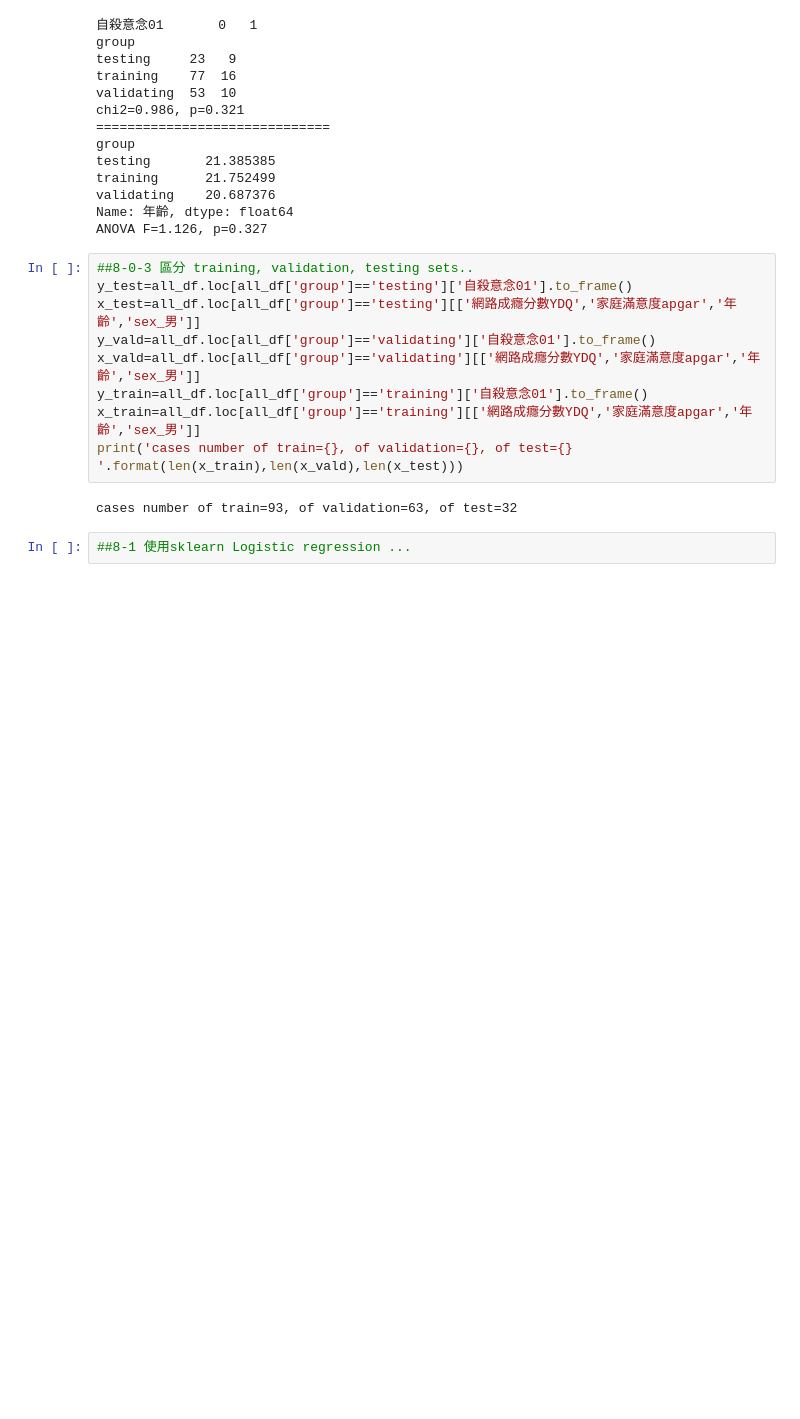
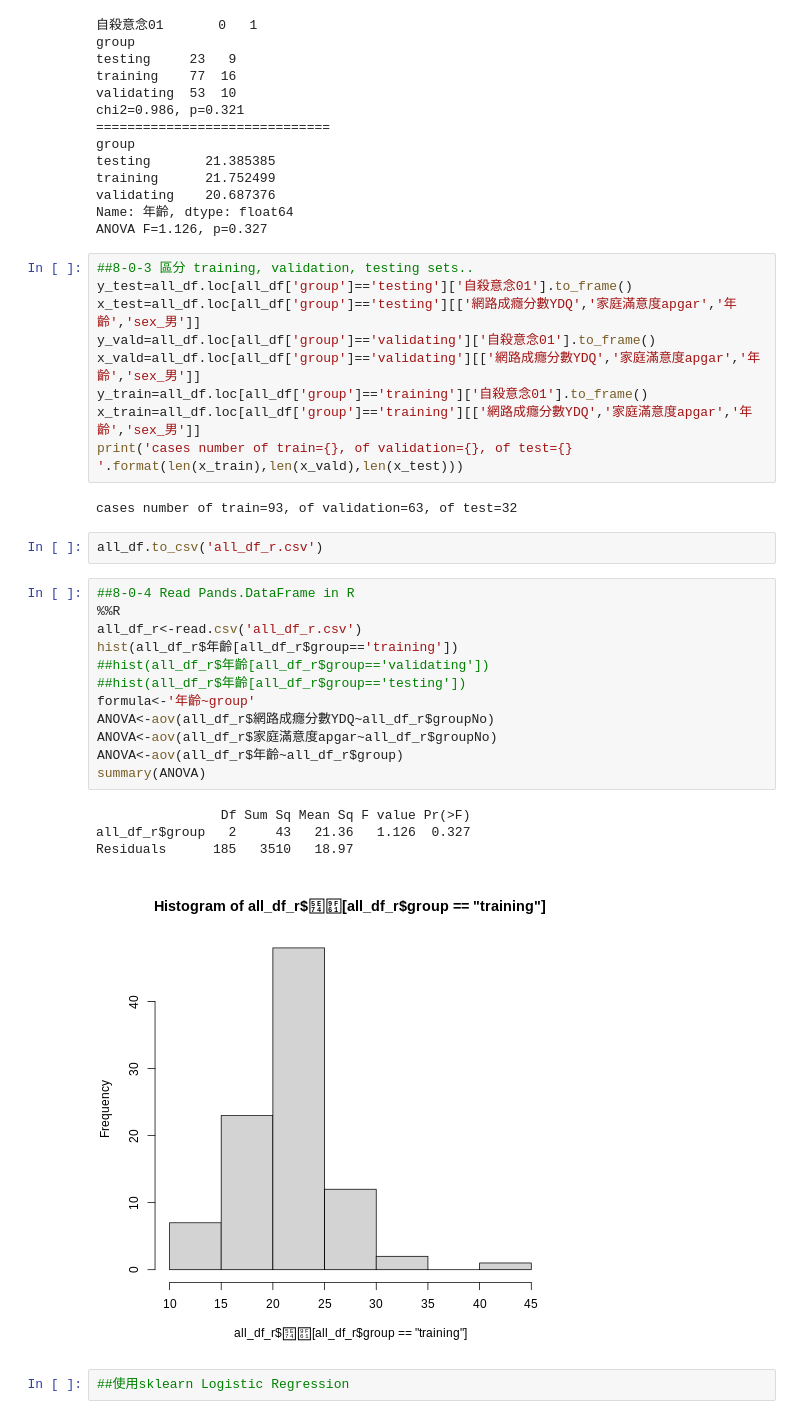
Before and after one commit to YuehMintTai/RPython, a Jupyter notebook: Class08.ipynb, the cells around one changed output. Drawn from its saved outputs; the diff is of its cells as text; blank space fills up the shorter version.

```diff
--- a/Class08.ipynb
+++ b/Class08.ipynb
@@ -113,6 +107,25 @@ x_train=all_df.loc[all_df['group']=='training'][['網路成癮分數YDQ','家庭
 print('cases number of train={}, of validation={}, of test={} '.format(len(x_train),len(x_vald),len(x_test)))
 # %% [output]
 cases number of train=93, of validation=63, of test=32
+# %%
+all_df.to_csv('all_df_r.csv')
+# %%
+##8-0-4 Read Pands.DataFrame in R
+%%R
+all_df_r<-read.csv('all_df_r.csv')
+hist(all_df_r$年齡[all_df_r$group=='training'])
+##hist(all_df_r$年齡[all_df_r$group=='validating'])
+##hist(all_df_r$年齡[all_df_r$group=='testing'])
+formula<-'年齡~group'
+ANOVA<-aov(all_df_r$網路成癮分數YDQ~all_df_r$groupNo)
+ANOVA<-aov(all_df_r$家庭滿意度apgar~all_df_r$groupNo)
+ANOVA<-aov(all_df_r$年齡~all_df_r$group)
+summary(ANOVA)
+# %% [output]
+                Df Sum Sq Mean Sq F value Pr(>F)
+all_df_r$group   2     43   21.36   1.126  0.327
+Residuals      185   3510   18.97
+[figure, added]
 # %%
-##8-1 使用sklearn Logistic regression ...
+##使用sklearn Logistic Regression
 # %%
```
Also changed, not shown: parts of 10 cells of this notebook.
